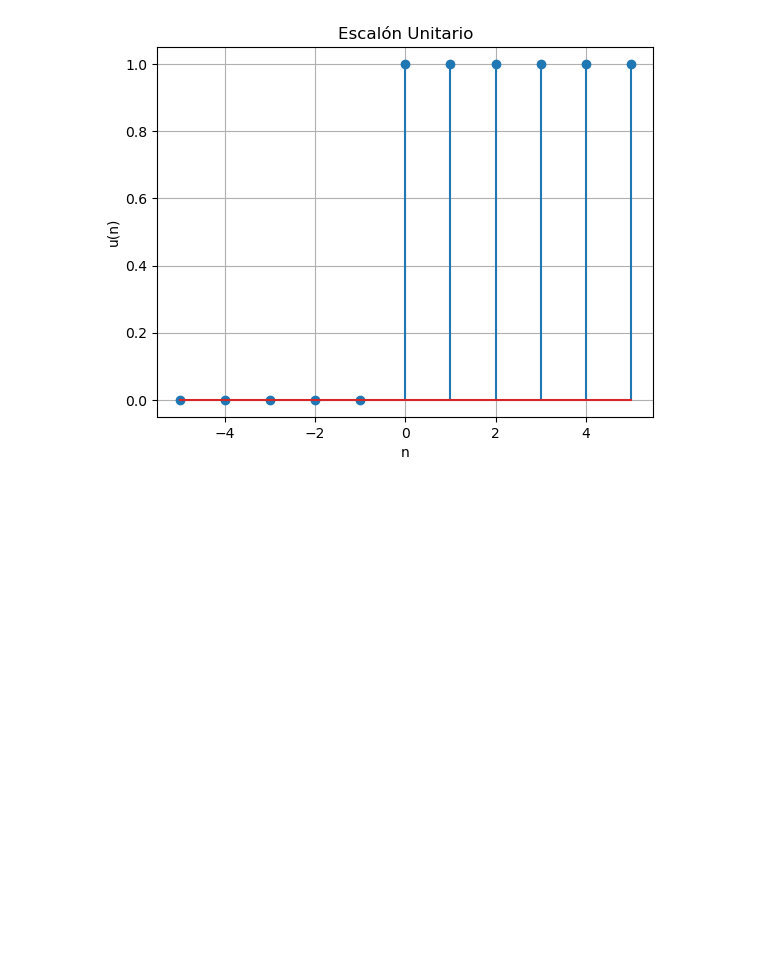
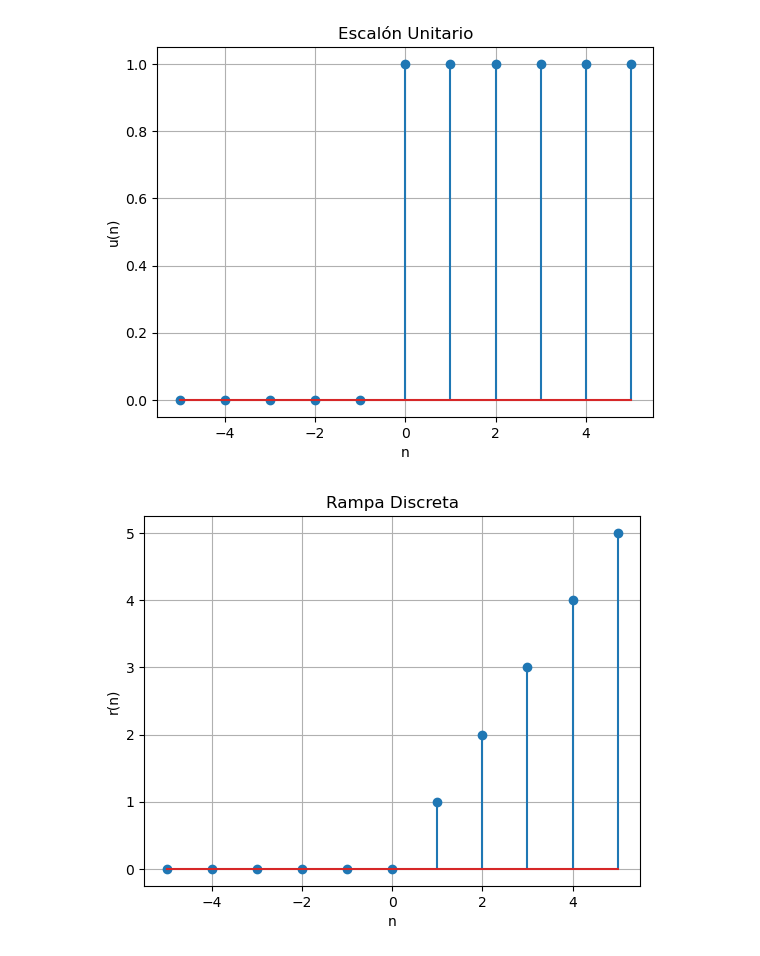
Before and after one commit to decagsito/Biosenales_20261, a Jupyter notebook: Practica_2.ipynb, the cells around one changed output. Saved outputs shown, nothing was run; the diff lists cells and outputs as text; code cells hidden in the pictures; blank space fills up the shorter version.

```diff
--- a/Practica_2.ipynb
+++ b/Practica_2.ipynb
@@ -11,4 +11,22 @@ def impseq(n0, n1, n2):
     x = (n-n0) == 0
 
     return [x,n]
+
+def stepseq(n0, n1, n2):
+    # Genera x(n) = u(n - n0); n1 <= n <= n2
+    # --------------------------------------
+
+    n = np.arange(n1, n2 + 1)   # Vector de muestras
+    x = (n >= n0).astype(int)  # Escalón unitario
+
+    return x, n
+
+def rampseq(n0, n1, n2, m):
+    # Genera r(n) = m(n - n0)u(n - n0); n1 <= n <= n2
+    # ------------------------------------------------
+
+    n = np.arange(n1, n2 + 1)          # Vector de muestras
+    x = m * (n - n0) * (n >= n0)      # Definición matemática
+
+    return x, n
 # %%
@@ -42,3 +51,14 @@ plt.grid()
 plt.show()
 # %% [output]
 [figure]
+# %%
+x, n = rampseq(0, -5, 5, 1)
+
+plt.stem(n, x)
+plt.xlabel("n")
+plt.ylabel("r(n)")
+plt.title("Rampa Discreta")
+plt.grid()
+plt.show()
+# %% [output]
+[figure, added]
```
Also changed, not shown: parts of 2 cells of this notebook.
